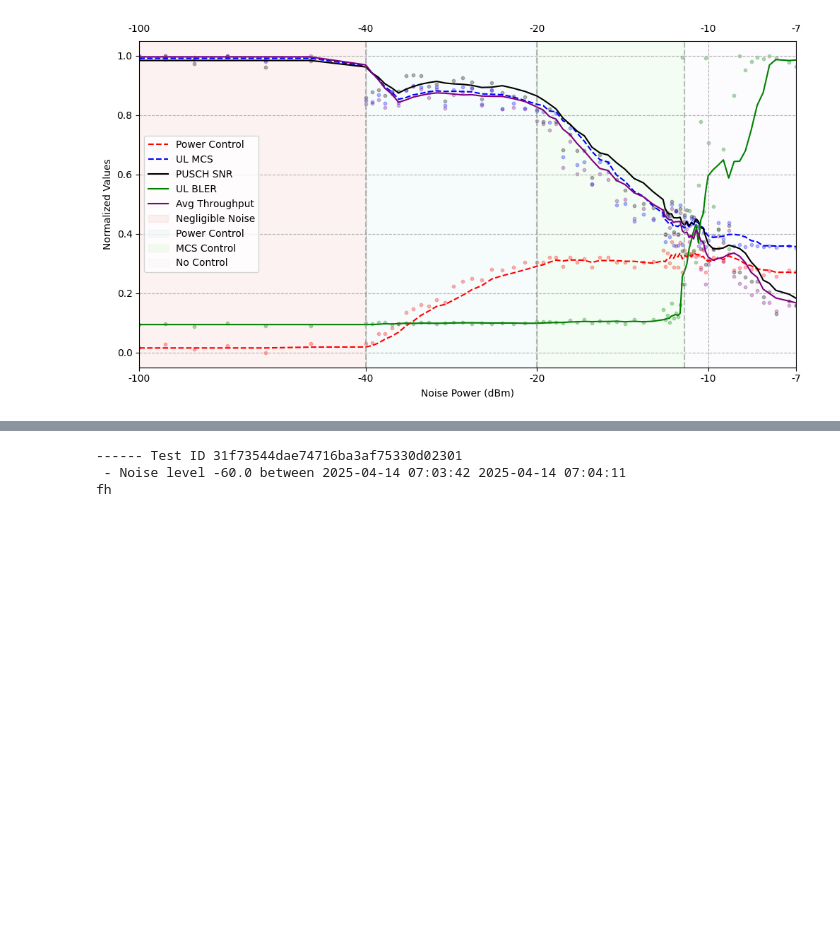
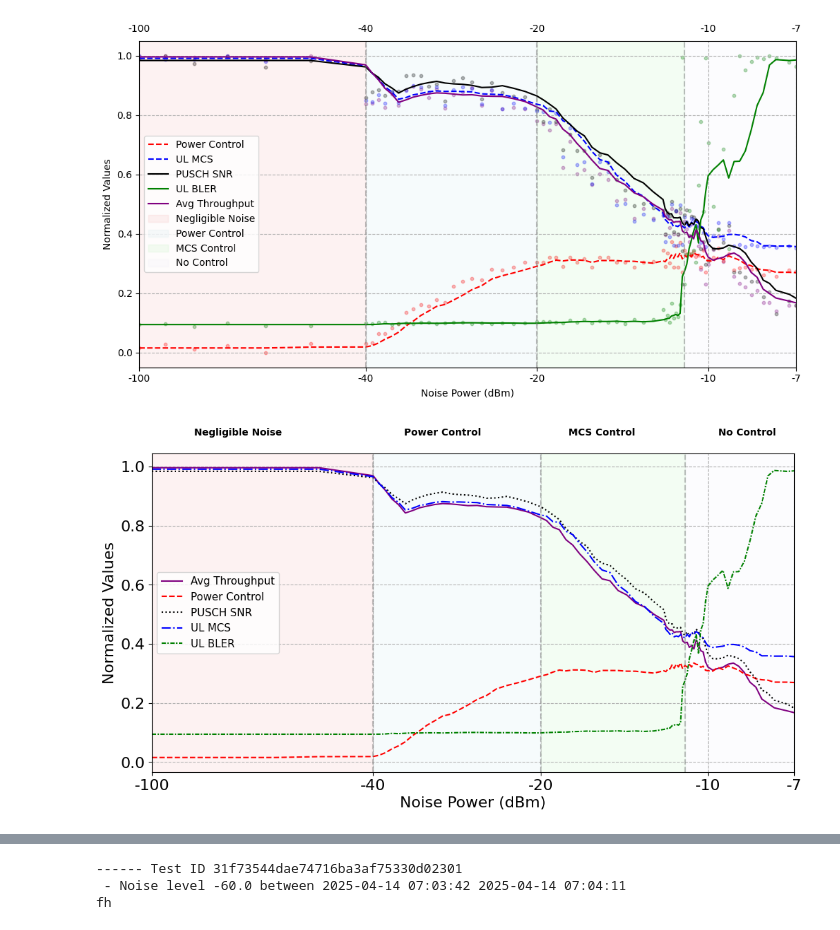
Before and after one commit to FCCLab/oai-nvidia, a Jupyter notebook: notebooks/gnb_control_loop/gNB_control_loop.ipynb, the cells around one changed output, grey strips where cells are left out. Saved outputs shown, nothing was run; the diff lists cells and outputs as text; code cells hidden in the pictures; blank space fills up the shorter version.

```diff
--- a/notebooks/gnb_control_loop/gNB_control_loop.ipynb
+++ b/notebooks/gnb_control_loop/gNB_control_loop.ipynb
@@ -170,6 +170,79 @@ plt.show()
 plt.close()
 # %% [output]
 [figure]
+# %%
+import matplotlib.pyplot as plt
+import numpy as np
+
+# Validate DataFrame columns
+required_columns = [
+    'noise_level', 'throughput_mbps_normalized', 'phr_normalized',
+    'pusch_snr_normalized', 'ul_mcs_normalized', 'ul_bler_normalized'
+]
+if not all(col in grouped_df.columns for col in required_columns):
+    raise ValueError("Missing required columns in grouped_df")
+
+# Compute moving averages
+window_sizes = {
+    'throughput_mbps_normalized': 6,
+    'phr_normalized': 5,
+    'pusch_snr_normalized': 6,
+    'ul_mcs_normalized': 6,
+    'ul_bler_normalized': 7
+}
+sorted_df = grouped_df.sort_values('noise_level')
+for column, window in window_sizes.items():
+    sorted_df[f'{column}_ma'] = sorted_df[column].rolling(window=window, center=False).mean().interpolate(method='linear').bfill()
+
+# Initialize plot
+fig, ax = plt.subplots(figsize=(12, 6))
+
+# Plot moving averages with different line styles
+metrics = [
+    ('throughput_mbps_normalized', 'purple', 'Avg Throughput', '-'),              # Solid
+    ('phr_normalized', 'red', 'Power Control', '--'),                            # Dashed
+    ('pusch_snr_normalized', 'black', 'PUSCH SNR', ':'),                         # Dotted
+    ('ul_mcs_normalized', 'blue', 'UL MCS', '-.'),                               # Dash-dot
+    ('ul_bler_normalized', 'green', 'UL BLER', (0, (3, 1, 1, 1)))                # Custom dashed
+]
+for metric, color, label, linestyle in metrics:
+    ax.plot(sorted_df['noise_level'], sorted_df[f'{metric}_ma'], color=color, linestyle=linestyle, label=label)
+
+# Add shaded regions and text annotations
+n_regions = 4
+colors = ['lightcoral', 'lightblue', 'lightgreen', 'lavender']
+split_points = [-100, -40, -20, -11, -6]
+region_labels = ['Negligible Noise', 'Power Control', 'MCS Control', 'No Control']
+for i in range(n_regions):
+    # Add shaded region
+    ax.axvspan(split_points[i], split_points[i+1], color=colors[i], alpha=0.1)
+    # Calculate midpoint of the region for text placement
+    x_mid = (split_points[i] + split_points[i+1]) / 2
+    # Place text at the top of the plot (y=1.05 in axes coordinates)
+    ax.text(x_mid, 1.05, region_labels[i], horizontalalignment='center', verticalalignment='bottom',
+            transform=ax.get_xaxis_transform(), fontsize=10, weight='bold')
+
+# Add vertical lines
+for split in split_points[1:-1]:
+    ax.axvline(x=split, color='gray', linestyle='--', alpha=0.5)
+
+# Configure axes
+plt.xlim(-100, -7)
+plt.xlabel('Noise Power (dBm)')
+plt.ylabel('Normalized Values')
+plt.xscale('symlog', linthresh=1e-2)
+ticks = [-100, -40, -20, -10, -7]
+ax.set_xticks(ticks)
+ax.set_xticklabels(ticks)
+plt.grid(True, which='both', linestyle='--')
+plt.legend()  # Legend for metrics only
+
+# Save and display
+plt.savefig("gNB_control_NoMbps.pdf", format="pdf", bbox_inches="tight")
+plt.show()
+plt.close()
+# %% [output]
+[figure, added]
 # %%
 test_ids = [
     '31f73544dae74716ba3af75330d02301',
```
Also changed, not shown: parts of 3 cells of this notebook, 3 other files.
